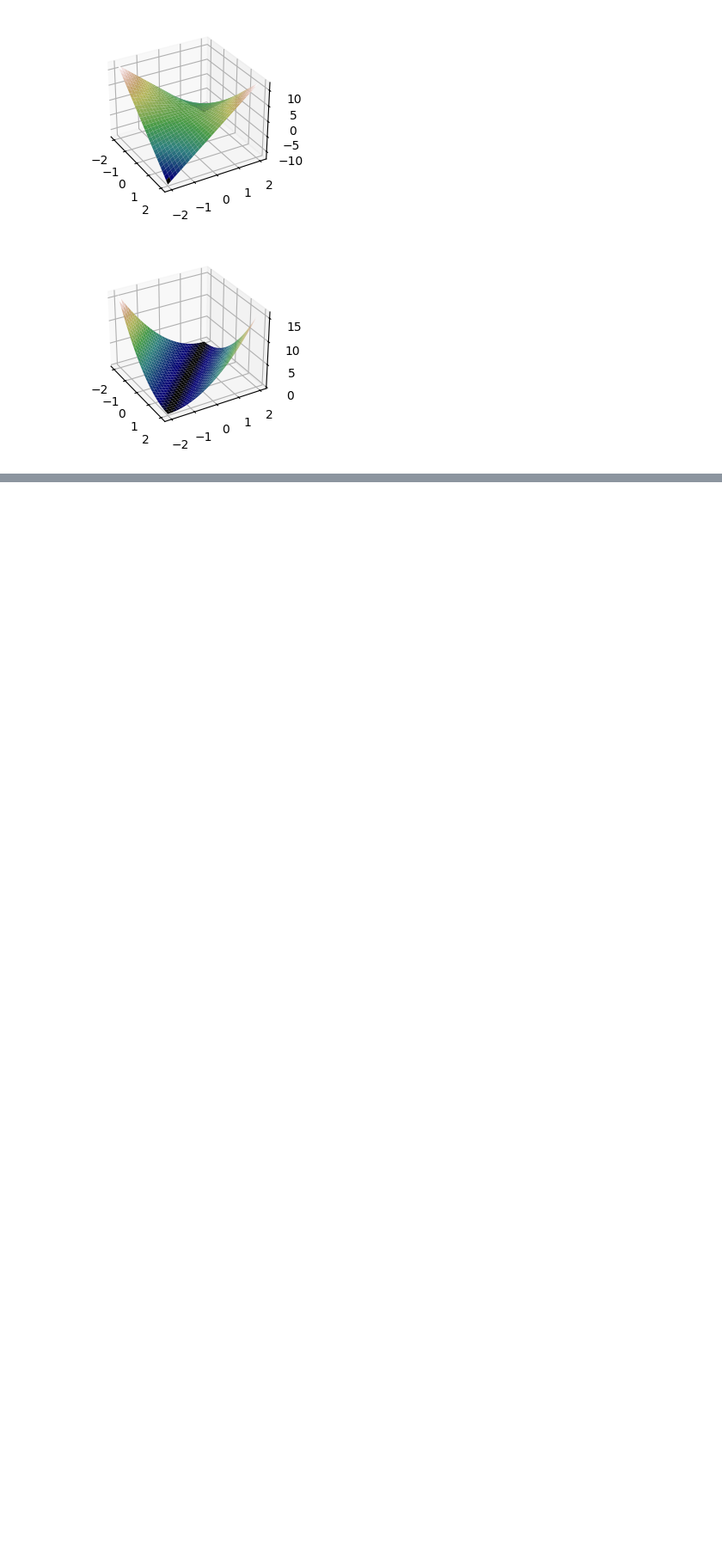
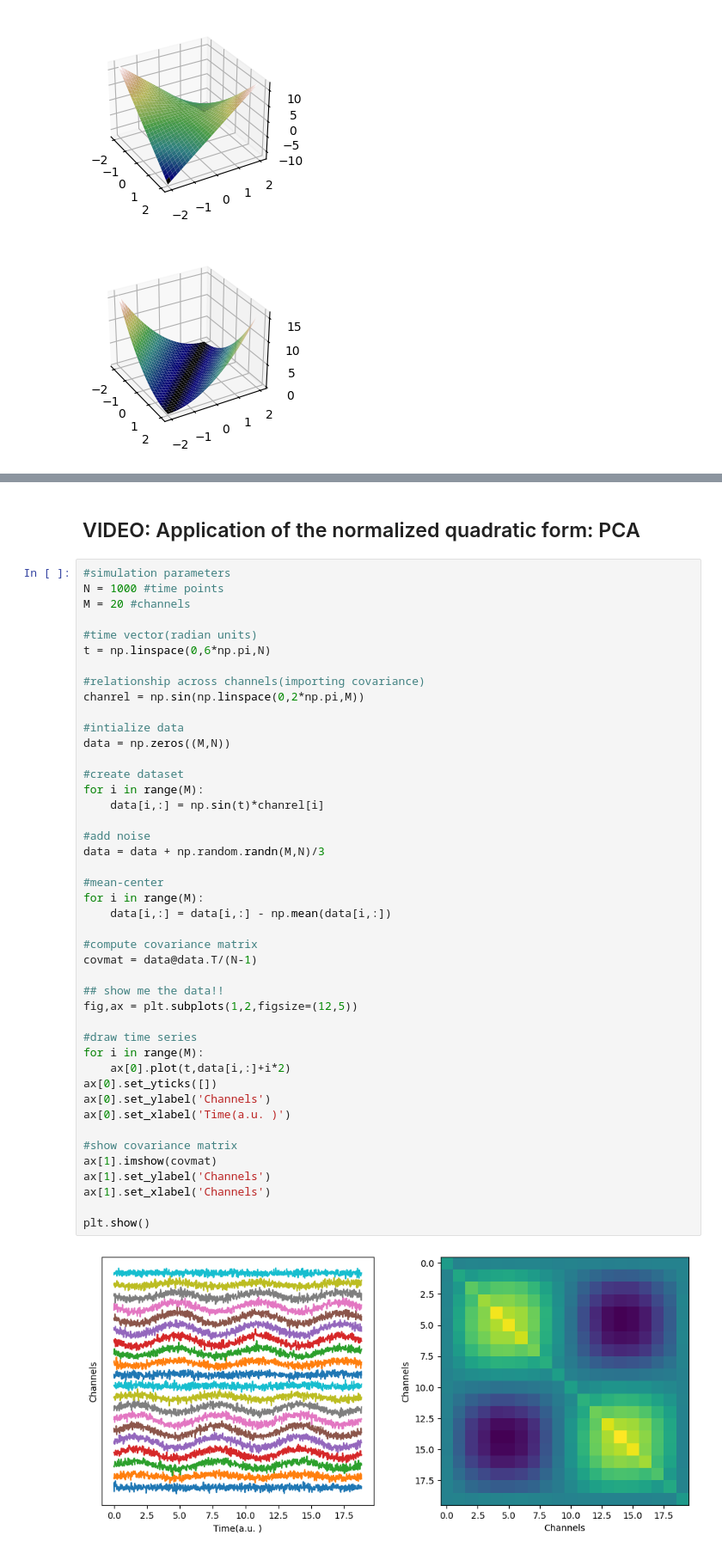
Before and after one commit to barzansaeedpour/foundations-of-machine-learning, a Jupyter notebook: 01_Mathematics-for-Machine-Learning/01_linear-algebra/01_linear-algebra.ipynb, the cells around one changed output, grey strips where cells are left out. Shown at 86% size. Saved outputs shown, nothing was run; the diff lists cells and outputs as text; blank space fills up the shorter version.

```diff
--- a/01_Mathematics-for-Machine-Learning/01_linear-algebra/01_linear-algebra.ipynb
+++ b/01_Mathematics-for-Machine-Learning/01_linear-algebra/01_linear-algebra.ipynb
@@ -4049,0 +4126,48 @@ plt.show()
+# %% [markdown]
+## VIDEO: Application of the normalized quadratic form: PCA
+# %%
+#simulation parameters
+N = 1000 #time points
+M = 20 #channels
+
+#time vector(radian units)
+t = np.linspace(0,6*np.pi,N)
+
+#relationship across channels(importing covariance)
+chanrel = np.sin(np.linspace(0,2*np.pi,M))
+
+#intialize data
+data = np.zeros((M,N))
+
+#create dataset
+for i in range(M):
+    data[i,:] = np.sin(t)*chanrel[i]
+
+#add noise
+data = data + np.random.randn(M,N)/3
+
+#mean-center
+for i in range(M):
+    data[i,:] = data[i,:] - np.mean(data[i,:])
+
+#compute covariance matrix
+covmat = data@data.T/(N-1)
+
+## show me the data!!
+fig,ax = plt.subplots(1,2,figsize=(12,5))
+
+#draw time series
+for i in range(M):
+    ax[0].plot(t,data[i,:]+i*2)
+ax[0].set_yticks([])
+ax[0].set_ylabel('Channels')
+ax[0].set_xlabel('Time(a.u. )')
+
+#show covariance matrix
+ax[1].imshow(covmat)
+ax[1].set_ylabel('Channels')
+ax[1].set_xlabel('Channels')
+
+plt.show()
+# %% [output]
+[figure, added]
```
Also changed, not shown: parts of 10 cells of this notebook.
